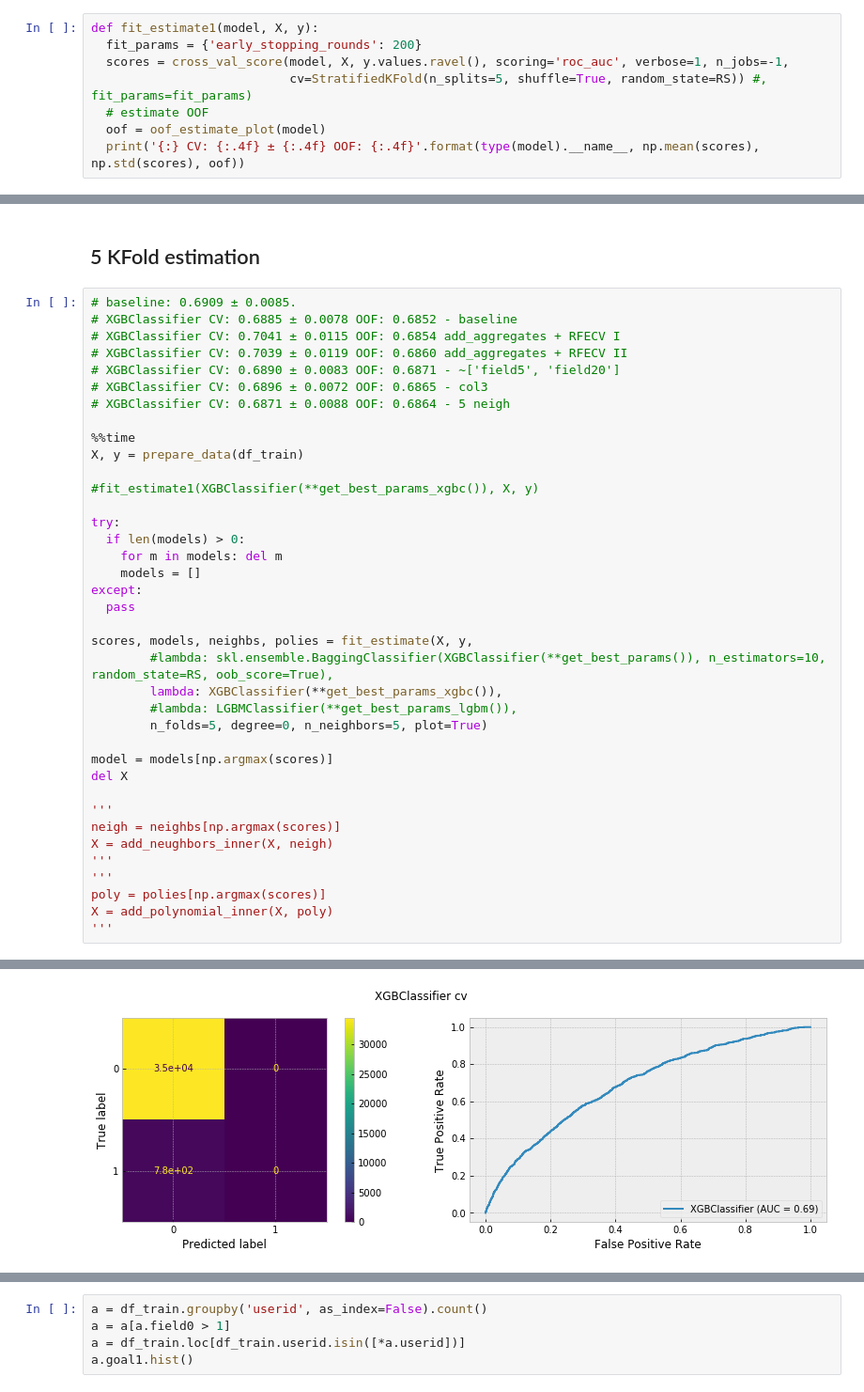
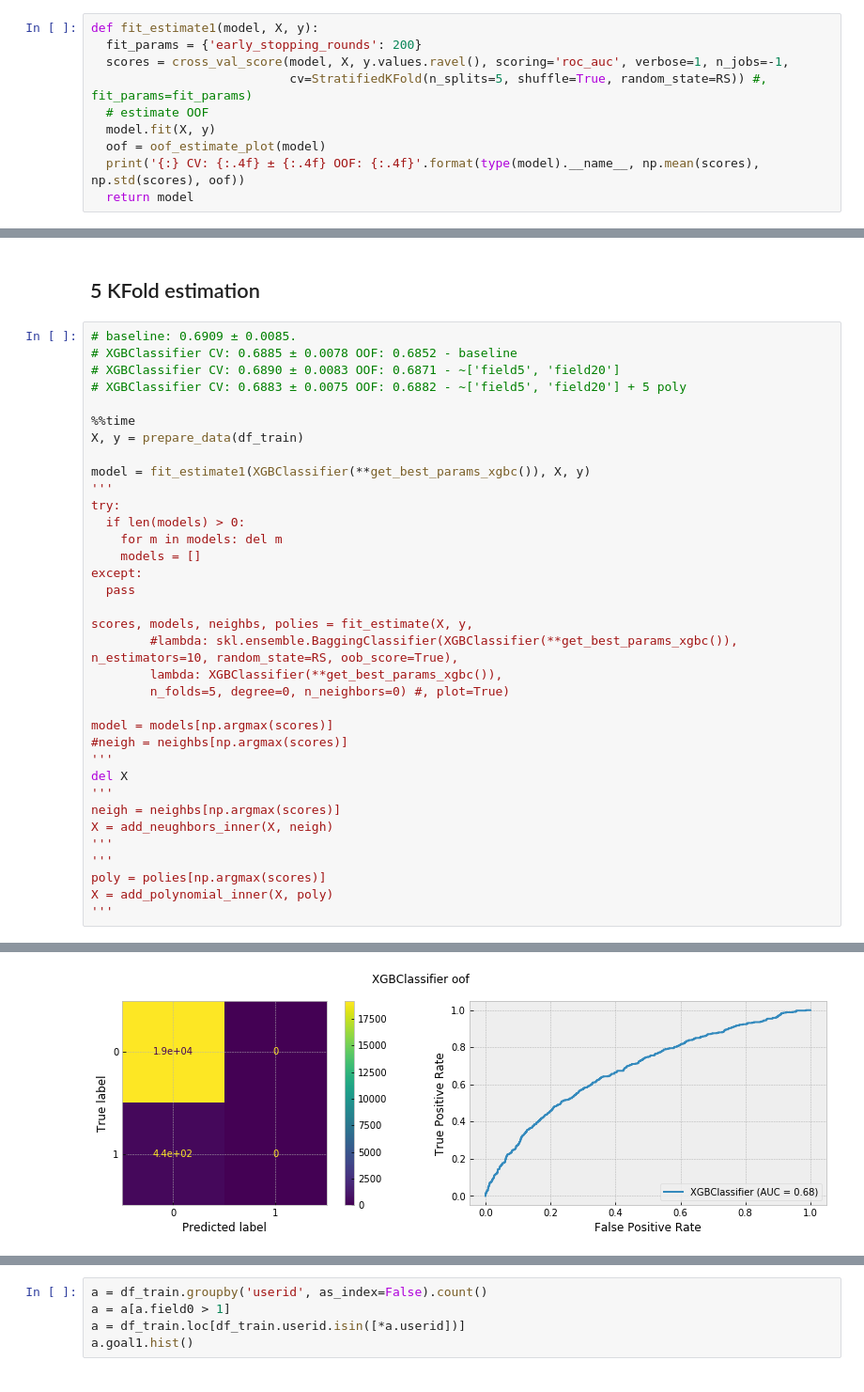
Before and after one commit to andygoosh/OneTwoTrip-Contest, a Jupyter notebook: workinprogress.ipynb, the cells around one changed output, grey strips where cells are left out. Shown at 94% size. Cells and saved outputs as stored; diff of their text form.

```diff
--- a/workinprogress.ipynb
+++ b/workinprogress.ipynb
@@ -335,8 +338,10 @@ def fit_estimate1(model, X, y):
   scores = cross_val_score(model, X, y.values.ravel(), scoring='roc_auc', verbose=1, n_jobs=-1,
                            cv=StratifiedKFold(n_splits=5, shuffle=True, random_state=RS)) #, fit_params=fit_params)
   # estimate OOF
+  model.fit(X, y)
   oof = oof_estimate_plot(model)
   print('{:} CV: {:.4f} ± {:.4f} OOF: {:.4f}'.format(type(model).__name__, np.mean(scores), np.std(scores), oof))
+  return model
 # %%
 def fit_estimate( X, y, model_generator, n_folds = 5, n_neighbors=0, degree=0, plot=False):
 
@@ -805,17 +774,14 @@ sfs1.subsets_
 # %%
 # baseline: 0.6909 ± 0.0085.
 # XGBClassifier CV: 0.6885 ± 0.0078 OOF: 0.6852 - baseline
-# XGBClassifier CV: 0.7041 ± 0.0115 OOF: 0.6854 add_aggregates + RFECV I
-# XGBClassifier CV: 0.7039 ± 0.0119 OOF: 0.6860 add_aggregates + RFECV II
 # XGBClassifier CV: 0.6890 ± 0.0083 OOF: 0.6871 - ~['field5', 'field20']
-# XGBClassifier CV: 0.6896 ± 0.0072 OOF: 0.6865 - col3
-# XGBClassifier CV: 0.6871 ± 0.0088 OOF: 0.6864 - 5 neigh
+# XGBClassifier CV: 0.6883 ± 0.0075 OOF: 0.6882 - ~['field5', 'field20'] + 5 poly
 
 %%time
 X, y = prepare_data(df_train)
 
-#fit_estimate1(XGBClassifier(**get_best_params_xgbc()), X, y)
-
+model = fit_estimate1(XGBClassifier(**get_best_params_xgbc()), X, y)
+'''
 try:
   if len(models) > 0:
     for m in models: del m
@@ -824,14 +790,14 @@ except:
   pass
 
 scores, models, neighbs, polies = fit_estimate(X, y,
-        #lambda: skl.ensemble.BaggingClassifier(XGBClassifier(**get_best_params()), n_estimators=10, random_state=RS, oob_score=True),
+        #lambda: skl.ensemble.BaggingClassifier(XGBClassifier(**get_best_params_xgbc()), n_estimators=10, random_state=RS, oob_score=True),
         lambda: XGBClassifier(**get_best_params_xgbc()),
-        #lambda: LGBMClassifier(**get_best_params_lgbm()),
-        n_folds=5, degree=0, n_neighbors=5, plot=True)
+        n_folds=5, degree=0, n_neighbors=0) #, plot=True)
 
 model = models[np.argmax(scores)]
+#neigh = neighbs[np.argmax(scores)]
+'''
 del X
-
 '''
 neigh = neighbs[np.argmax(scores)]
 X = add_neughbors_inner(X, neigh)
@@ -844 +812 @@ X = add_polynomial_inner(X, poly)
-[figure, old version]
+[figure, new version]
```
Also changed, not shown: parts of 9 cells of this notebook.
